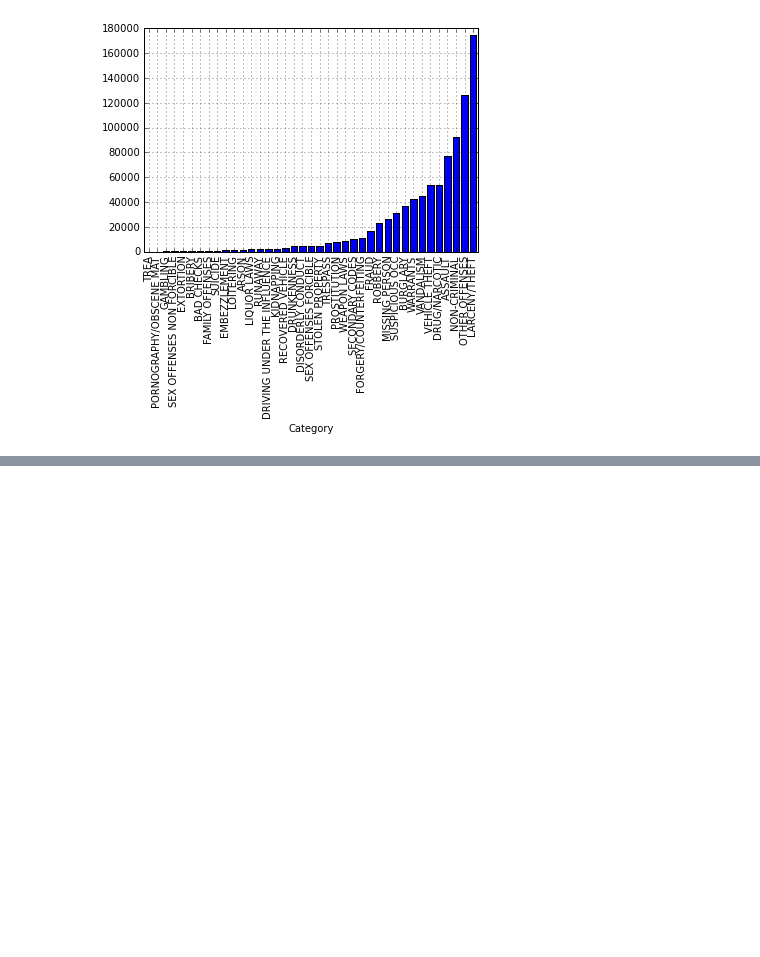
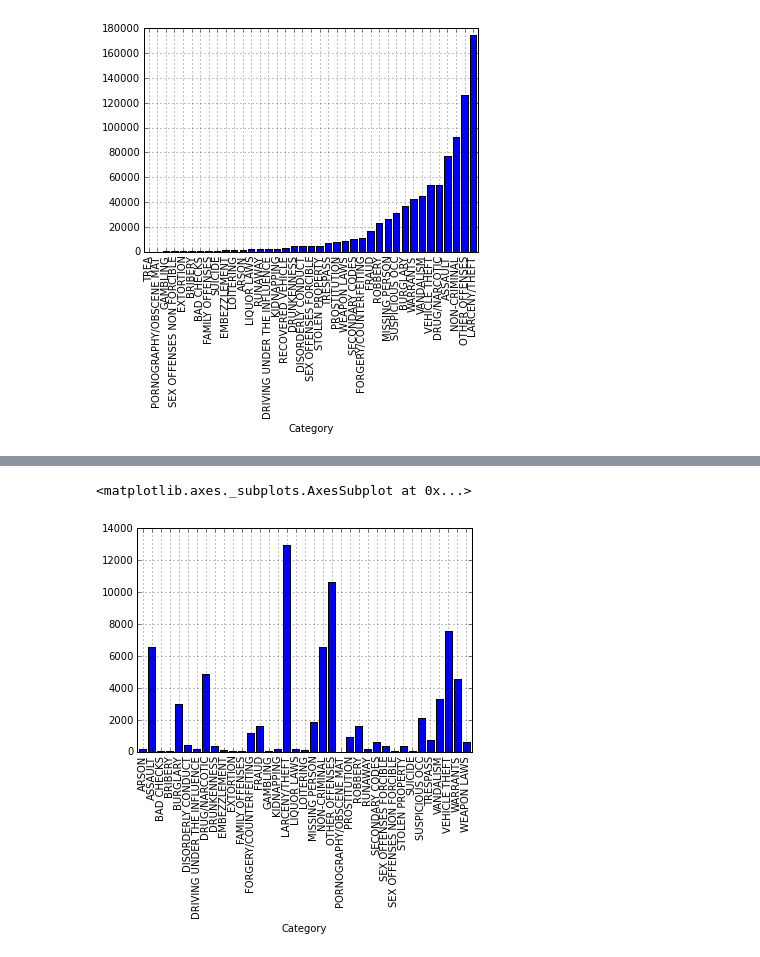
Before and after one commit to arundhaj/kaggle, a Jupyter notebook: sf_crime/sandbox.ipynb, the cells around one changed output, grey strips where cells are left out. Cells and saved outputs as stored; diff of their text form; code cells hidden in the pictures; blank space fills up the shorter version.

Commit message:
faces of crime over years

```diff
--- a/sf_crime/sandbox.ipynb
+++ b/sf_crime/sandbox.ipynb
@@ -30,3 +30,6 @@ cat.plot(kind='bar')
 # %% [output]
 <matplotlib.axes._subplots.AxesSubplot at 0x...>
 [figure]
+# %%
+# take a copy of the raw training set
+year_based = raw_train
@@ -32,0 +49,2 @@ cat.plot(kind='bar')
+# %%
+year_based['Dates'] = pd.to_datetime(year_based['Dates'])
@@ -32,0 +82,3 @@ cat.plot(kind='bar')
+# %%
+# Create a column with only Year
+year_based['Year'] = year_based['Dates'].map(lambda x: x.year)
@@ -32,0 +99,2 @@ cat.plot(kind='bar')
+# %%
+yearly_group = year_based.groupby(['Year', 'Category']).size()
@@ -32,0 +142,5 @@ cat.plot(kind='bar')
+# %%
+yearly_group[2003].plot(kind='bar')
+# %% [output]
+<matplotlib.axes._subplots.AxesSubplot at 0x...>
+[figure, added]
```
Also changed, not shown: parts of 13 cells of this notebook.
